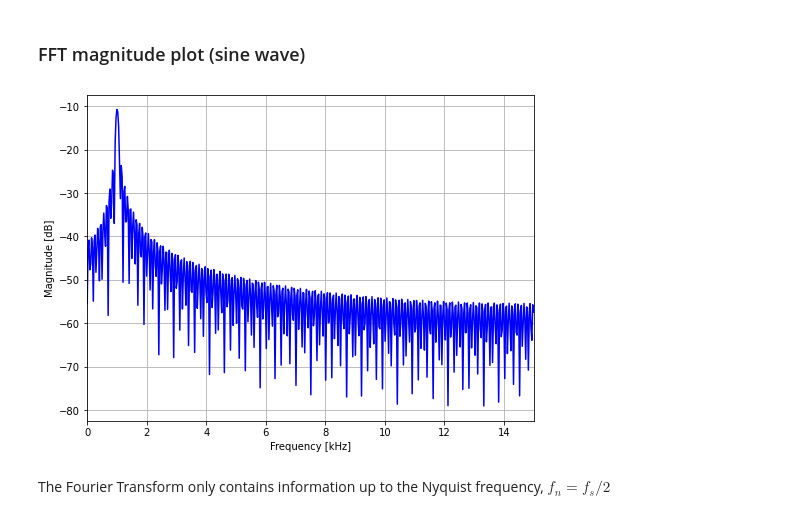
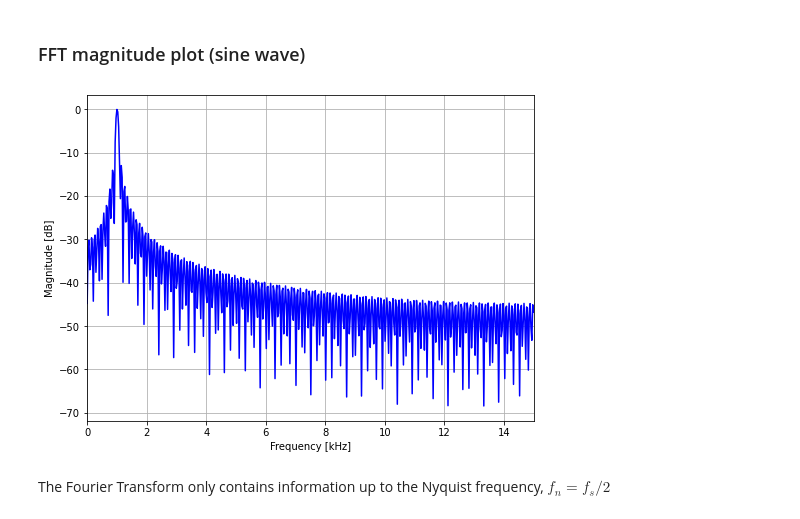
Before and after one commit to uw-analog/ee538-autumn2020, a Jupyter notebook: 2020_10_01_EE538_Lecture1.ipynb, the cells around one changed output. Cells and saved outputs as stored; diff of their text form; code cells hidden in the pictures.

```diff
--- a/2020_10_01_EE538_Lecture1.ipynb
+++ b/2020_10_01_EE538_Lecture1.ipynb
@@ -441,10 +441,10 @@ plot_xy(1e3*t_in, v_in, 'Time [ms]', 'Voltage [V]')
 # %%
 NFFT = 2**10
 fft_freq, fft_mag_in = fft_mag(v_in, NFFT, t_sim/NFFT, t_sim)
 freq_abs = fft_freq*N/NFFT
-plot_fft_dB(freq_abs, fft_mag_in, 0, 15)
+plot_fft_dB(freq_abs, fft_mag_in*NFFT/N, 0, 15)
 # %% [output]
-[figure, old version]
+[figure, new version]
 # %% [markdown]
 The Fourier Transform only contains information up to the Nyquist frequency, $f_n = f_s/2$
 # %% [markdown]
```
Also changed, not shown: parts of 1 cell of this notebook.
